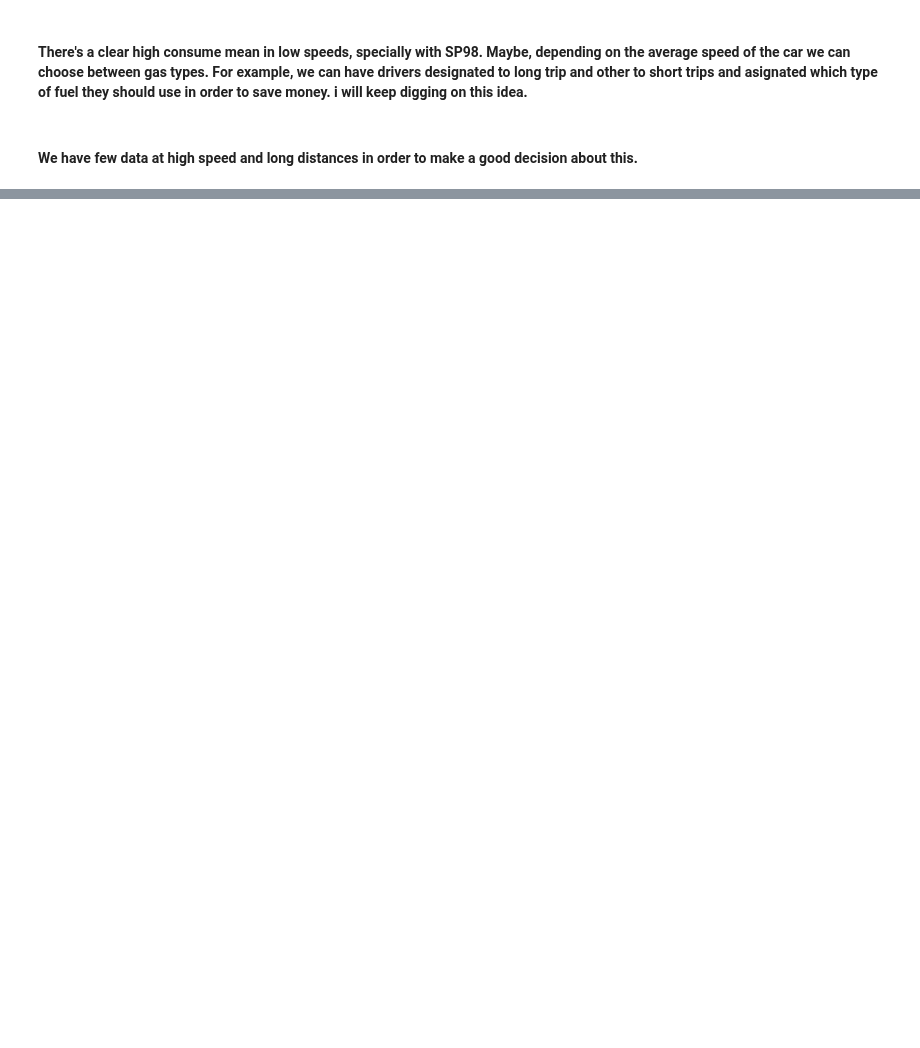
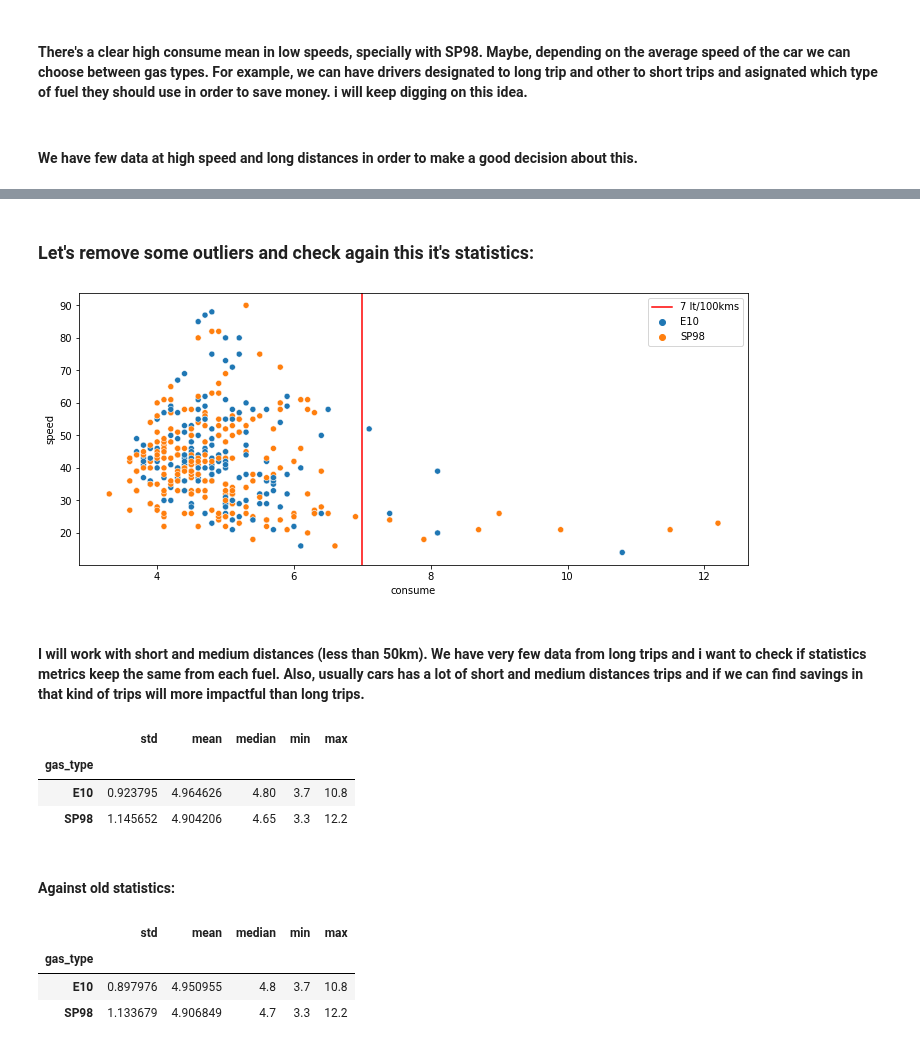
Before and after one commit to VictorRodriguezIronhack/reto_data, a Jupyter notebook: notebooks/analysis_visualization.ipynb, the cells around one changed output, grey strips where cells are left out. Drawn from its saved outputs; the diff is of its cells as text; code cells hidden in the pictures; blank space fills up the shorter version.

```diff
--- a/notebooks/analysis_visualization.ipynb
+++ b/notebooks/analysis_visualization.ipynb
@@ -238,0 +190,14 @@ df_7.groupby("gas_type").consume.agg(["std", "mean", "median", "min", "max"])
+# %% [markdown]
+### Let's remove some outliers and check again this it's statistics:
+# %%
+fig, ax = plt.subplots(figsize=(12, 5))
+sns.scatterplot(data=consume_data, x="consume", y="speed", hue="gas_type", ax=ax)
+
+ax.axvline(x=7, c="r", label="7 lt/100kms")
+ax.legend()
+
+fig.savefig('../images/scatterplot3.png')
+# %% [output]
+[figure, added]
+# %% [markdown]
+#### I will work with short and medium distances (less than 50km). We have very few data from long trips and i want to check if statistics metrics keep the same from each fuel. Also, usually cars has a lot of short and medium distances trips and if we can find savings in that kind of trips will more impactful than long trips.
@@ -238,0 +206,16 @@ df_7.groupby("gas_type").consume.agg(["std", "mean", "median", "min", "max"])
+# %%
+df_50.groupby("gas_type").consume.agg(["std", "mean", "median", "min", "max"])
+# %% [output]
+|  | std | mean | median | min | max |
+| gas_type |  |  |  |  |  |
+| E10 | 0.923795 | 4.964626 | 4.80 | 3.7 | 10.8 |
+| SP98 | 1.145652 | 4.904206 | 4.65 | 3.3 | 12.2 |
+# %% [markdown]
+#### Against old statistics:
+# %%
+consume_data.groupby("gas_type").consume.agg(["std", "mean", "median", "min", "max"])
+# %% [output]
+|  | std | mean | median | min | max |
+| gas_type |  |  |  |  |  |
+| E10 | 0.897976 | 4.950955 | 4.8 | 3.7 | 10.8 |
+| SP98 | 1.133679 | 4.906849 | 4.7 | 3.3 | 12.2 |
```
Also changed, not shown: parts of 44 cells of this notebook, 4 other files.
